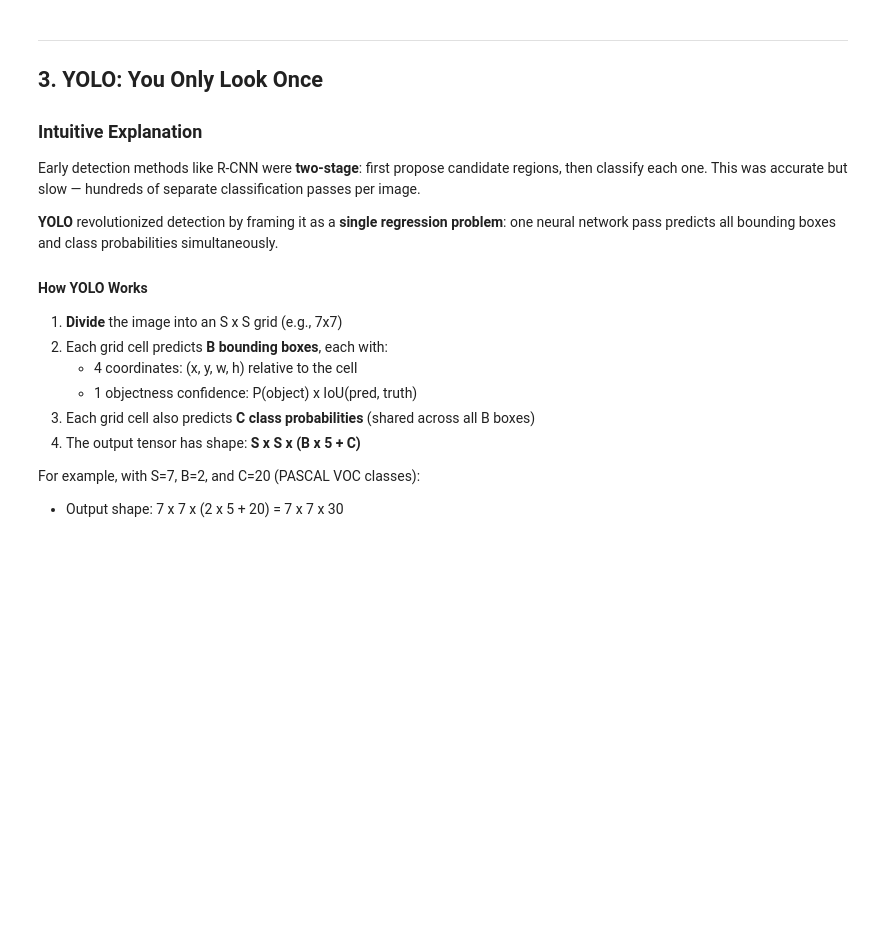
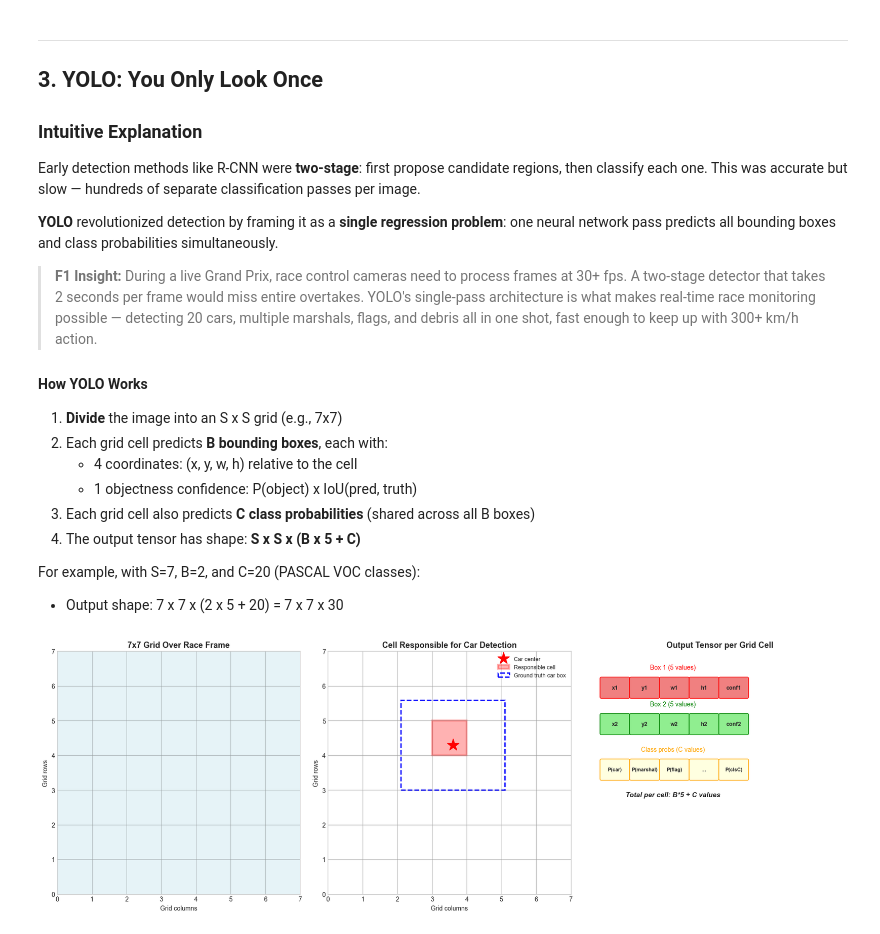
Before and after one commit to dan-shah/foundations-of-ai, a Jupyter notebook: 14_computer_vision_depth.ipynb, the cells around one changed output. Cells and saved outputs as stored; diff of their text form; code cells hidden in the pictures; blank space fills up the shorter version.

```diff
--- a/14_computer_vision_depth.ipynb
+++ b/14_computer_vision_depth.ipynb
@@ -389,21 +442,20 @@ print(f"  Output: {len(kept)} detections (duplicates removed)")
 # %%
-# Visualize NMS before and after
+# Visualize NMS before and after — filtering duplicate car detections
 fig, axes = plt.subplots(1, 2, figsize=(14, 6))
 
 colors = ['blue', 'red', 'green', 'orange']
-labels = [f'Score={s:.2f}' for s in scores]
 
-# Before NMS
+# Before NMS — multiple overlapping boxes on the same car
 ax = axes[0]
 ax.set_xlim(0, 10)
 ax.set_ylim(0, 10)
 ax.set_aspect('equal')
-ax.set_title('Before NMS (4 detections)', fontsize=13, fontweight='bold')
+ax.set_title(f'Before NMS ({len(car_detections)} raw detections)', fontsize=13, fontweight='bold')
 
-for i, (box, score, color) in enumerate(zip(boxes, scores, colors)):
+for i, (box, score, color) in enumerate(zip(car_detections, detection_scores, colors)):
     rect = patches.Rectangle((box[0], box[1]), box[2]-box[0], box[3]-box[1],
                               linewidth=2, edgecolor=color, facecolor=color, alpha=0.2,
-                              label=f'Box {i}: score={score:.2f}')
+                              label=f'Detection {i}: score={score:.2f}')
     ax.add_patch(rect)
 
 ax.legend(loc='upper right', fontsize=10)
@@ -411,18 +463,18 @@ ax.set_xlabel('x')
 ax.set_ylabel('y')
 ax.grid(True, alpha=0.3)
 
-# After NMS
+# After NMS — one clean box per car
 ax = axes[1]
 ax.set_xlim(0, 10)
 ax.set_ylim(0, 10)
 ax.set_aspect('equal')
-ax.set_title(f'After NMS (kept {len(kept)} detections)', fontsize=13, fontweight='bold')
+ax.set_title(f'After NMS ({len(kept)} cars detected)', fontsize=13, fontweight='bold')
 
 for i in kept:
-    box = boxes[i]
+    box = car_detections[i]
     rect = patches.Rectangle((box[0], box[1]), box[2]-box[0], box[3]-box[1],
                               linewidth=3, edgecolor=colors[i], facecolor=colors[i], alpha=0.3,
-                              label=f'Box {i}: score={scores[i]:.2f}')
+                              label=f'Car {i}: score={detection_scores[i]:.2f}')
     ax.add_patch(rect)
 
 ax.legend(loc='upper right', fontsize=10)
@@ -430,6 +482,6 @@ ax.set_xlabel('x')
 ax.set_ylabel('y')
 ax.grid(True, alpha=0.3)
 
-plt.suptitle('Non-Maximum Suppression', fontsize=14, fontweight='bold', y=1.02)
+plt.suptitle('Non-Maximum Suppression — One Box Per Car', fontsize=14, fontweight='bold', y=1.02)
 plt.tight_layout()
 plt.show()
@@ -443,6 +497,8 @@ plt.show()
 Early detection methods like R-CNN were **two-stage**: first propose candidate regions, then classify each one. This was accurate but slow — hundreds of separate classification passes per image.
 
 **YOLO** revolutionized detection by framing it as a **single regression problem**: one neural network pass predicts all bounding boxes and class probabilities simultaneously.
+
+> **F1 Insight:** During a live Grand Prix, race control cameras need to process frames at 30+ fps. A two-stage detector that takes 2 seconds per frame would miss entire overtakes. YOLO's single-pass architecture is what makes real-time race monitoring possible — detecting 20 cars, multiple marshals, flags, and debris all in one shot, fast enough to keep up with 300+ km/h action.
 
 #### How YOLO Works
 
@@ -456,17 +512,17 @@ Early detection methods like R-CNN were **two-stage**: first propose candidate r
 For example, with S=7, B=2, and C=20 (PASCAL VOC classes):
 - Output shape: 7 x 7 x (2 x 5 + 20) = 7 x 7 x 30
 # %%
-# Visualize YOLO grid-based detection
+# Visualize YOLO grid-based detection on a race camera frame
 fig, axes = plt.subplots(1, 3, figsize=(18, 6))
 
 S = 7  # grid size
 
-# 1. The grid
+# 1. The grid overlaid on a race frame
 ax = axes[0]
 ax.set_xlim(0, S)
 ax.set_ylim(0, S)
 ax.set_aspect('equal')
-ax.set_title(f'{S}x{S} Grid Over Image', fontsize=13, fontweight='bold')
+ax.set_title(f'{S}x{S} Grid Over Race Frame', fontsize=13, fontweight='bold')
 
 for i in range(S + 1):
     ax.axhline(y=i, color='gray', linewidth=0.5, alpha=0.5)
@@ -476,28 +532,28 @@ ax.fill_between([0, S], 0, S, color='lightblue', alpha=0.3)
 ax.set_xlabel('Grid columns')
 ax.set_ylabel('Grid rows')
 
-# 2. Cell responsibility
+# 2. Cell responsible for a detected car
 ax = axes[1]
 ax.set_xlim(0, S)
 ax.set_ylim(0, S)
 ax.set_aspect('equal')
-ax.set_title('Cell Responsible for Object', fontsize=13, fontweight='bold')
+ax.set_title('Cell Responsible for Car Detection', fontsize=13, fontweight='bold')
 
 for i in range(S + 1):
     ax.axhline(y=i, color='gray', linewidth=0.5, alpha=0.5)
     ax.axvline(x=i, color='gray', linewidth=0.5, alpha=0.5)
 
-obj_cx, obj_cy = 3.6, 4.3
-ax.plot(obj_cx, obj_cy, 'r*', markersize=20, label='Object center')
+car_cx, car_cy = 3.6, 4.3
+ax.plot(car_cx, car_cy, 'r*', markersize=20, label='Car center')
 responsible_cell = patches.Rectangle((3, 4), 1, 1, linewidth=3,
                                       edgecolor='red', facecolor='red', alpha=0.3,
                                       label='Responsible cell')
 ax.add_patch(responsible_cell)
 
-obj_box = patches.Rectangle((2.1, 3.0), 3.0, 2.6, linewidth=2,
+car_box = patches.Rectangle((2.1, 3.0), 3.0, 2.6, linewidth=2,
                              edgecolor='blue', facecolor='none', linestyle='--',
-                             label='Ground truth box')
-ax.add_patch(obj_box)
+                             label='Ground truth car box')
+ax.add_patch(car_box)
 ax.legend(loc='upper right', fontsize=9)
 ax.set_xlabel('Grid columns')
 ax.set_ylabel('Grid rows')
@@ -507,7 +563,7 @@ ax = axes[2]
 ax.set_xlim(0, 10)
 ax.set_ylim(0, 8)
 ax.axis('off')
-ax.set_title('Output Tensor per Cell', fontsize=13, fontweight='bold')
+ax.set_title('Output Tensor per Grid Cell', fontsize=13, fontweight='bold')
 
 y_start = 6.5
 box_h = 0.6
@@ -519,34 +575,36 @@ for i, elem in enumerate(elements_b1):
                                    boxstyle="round,pad=0.05", facecolor='lightcoral', edgecolor='red')
     ax.add_patch(rect)
     ax.text(i * box_w + 0.2 + (box_w-0.1)/2, y_start + box_h/2, elem,
             ha='center', va='center', fontsize=9, fontweight='bold')
 ax.text(3.1, y_start + box_h + 0.3, 'Box 1 (5 values)', ha='center', fontsize=10, color='red')
 
 y_b2 = y_start - 1.2
 for i, elem in enumerate(elements_b1):
     elem2 = elem.replace('1', '2')
     rect = patches.FancyBboxPatch((i * box_w + 0.2, y_b2), box_w - 0.1, box_h,
                                    boxstyle="round,pad=0.05", facecolor='lightgreen', edgecolor='green')
     ax.add_patch(rect)
     ax.text(i * box_w + 0.2 + (box_w-0.1)/2, y_b2 + box_h/2, elem2,
             ha='center', va='center', fontsize=9, fontweight='bold')
 ax.text(3.1, y_b2 + box_h + 0.3, 'Box 2 (5 values)', ha='center', fontsize=10, color='green')
 
 y_cls = y_b2 - 1.5
-cls_labels = ['P(cat)', 'P(dog)', 'P(car)', '...', 'P(clsC)']
+cls_labels = ['P(car)', 'P(marshal)', 'P(flag)', '...', 'P(clsC)']
 for i, elem in enumerate(cls_labels):
     rect = patches.FancyBboxPatch((i * box_w + 0.2, y_cls), box_w - 0.1, box_h,
                                    boxstyle="round,pad=0.05", facecolor='lightyellow', edgecolor='orange')
     ax.add_patch(rect)
     ax.text(i * box_w + 0.2 + (box_w-0.1)/2, y_cls + box_h/2, elem,
             ha='center', va='center', fontsize=8, fontweight='bold')
 ax.text(3.1, y_cls + box_h + 0.3, 'Class probs (C values)', ha='center', fontsize=10, color='orange')
 
 ax.text(3.1, y_cls - 0.6, 'Total per cell: B*5 + C values', ha='center', fontsize=11,
         fontweight='bold', style='italic')
 
 plt.tight_layout()
 plt.show()
+# %% [output]
+[figure, added]
 # %%
 class SimpleYOLOHead(nn.Module):
     """
```
Also changed, not shown: parts of 43 cells of this notebook, 53 other files.
